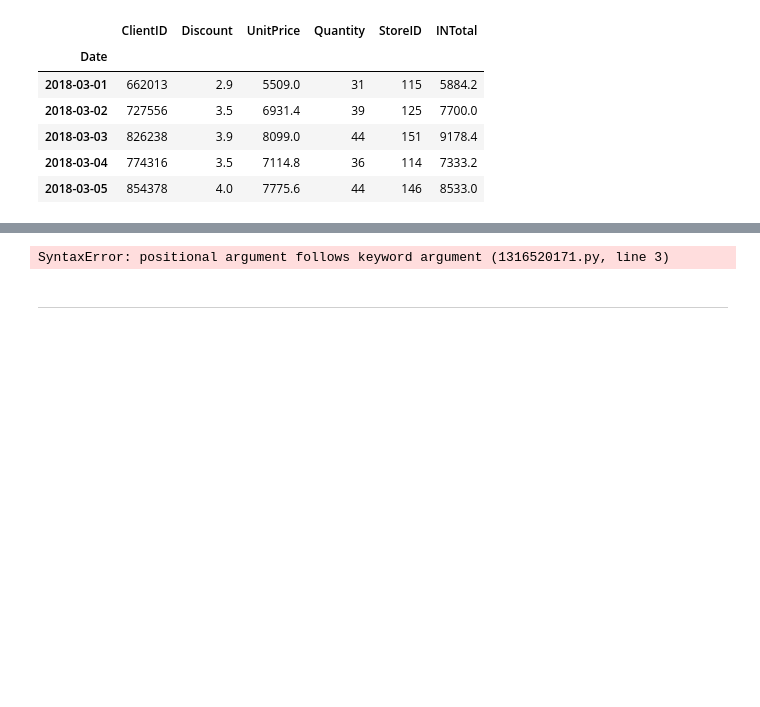
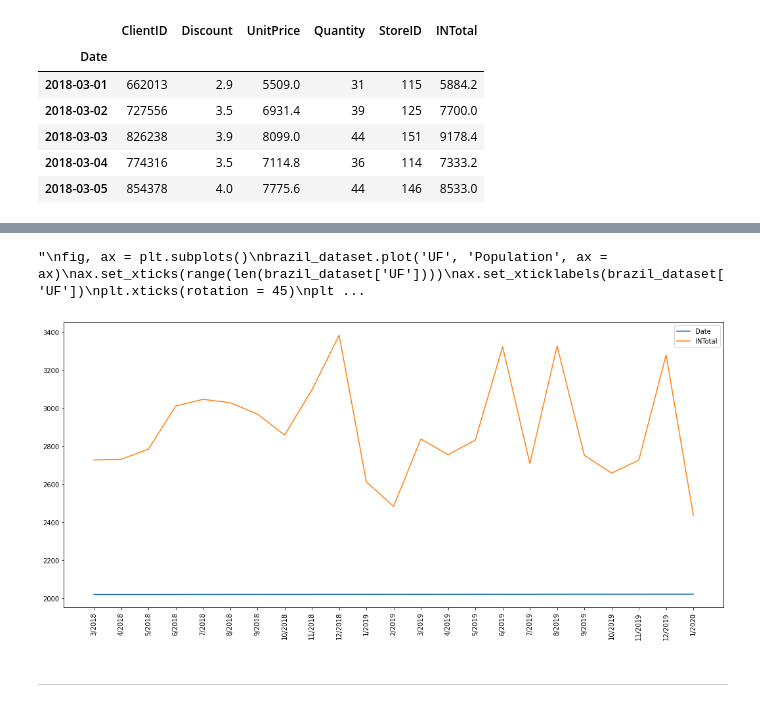
Before and after one commit to kauebr/Estudando, a Jupyter notebook: Processo Seletivo/Análise.ipynb, the cells around one changed output, grey strips where cells are left out. Saved outputs shown, nothing was run; the diff lists cells and outputs as text; code cells hidden in the pictures; blank space fills up the shorter version.

```diff
--- a/Processo Seletivo/Análise.ipynb
+++ b/Processo Seletivo/Análise.ipynb
@@ -353,15 +364,13 @@ df_filtro
 # %%
-fig, ax = plt.subplots()
-
-df_filtro.plot(ax = ax, figsize(18, 8))
-ax.set_xticks(range(len(df_filtro['INTotal'])))
-
+df_filtro.reset_index().plot(figsize=(18, 8))
+plt.xticks(range(0, len(labels)), labels, rotation=90)
 '''
 fig, ax = plt.subplots()
 brazil_dataset.plot('UF', 'Population', ax = ax)
 ax.set_xticks(range(len(brazil_dataset['UF'])))
 ax.set_xticklabels(brazil_dataset['UF'])
 plt.xticks(rotation = 45)
 plt.show()'''
 # %% [output]
-SyntaxError: positional argument follows keyword argument (1316520171.py, line 3)
+"\nfig, ax = plt.subplots()\nbrazil_dataset.plot('UF', 'Population', ax = ax)\nax.set_xticks(range(len(brazil_dataset['UF'])))\nax.set_xticklabels(brazil_dataset['UF'])\nplt.xticks(rotation = 45)\nplt ...
+[figure, added]
```
Also changed, not shown: parts of 5 cells of this notebook.
